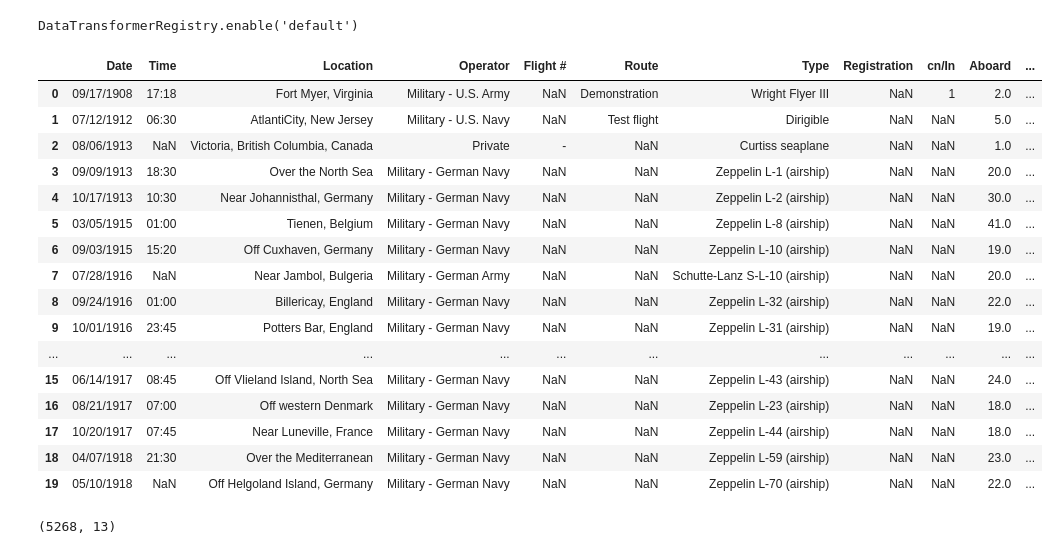
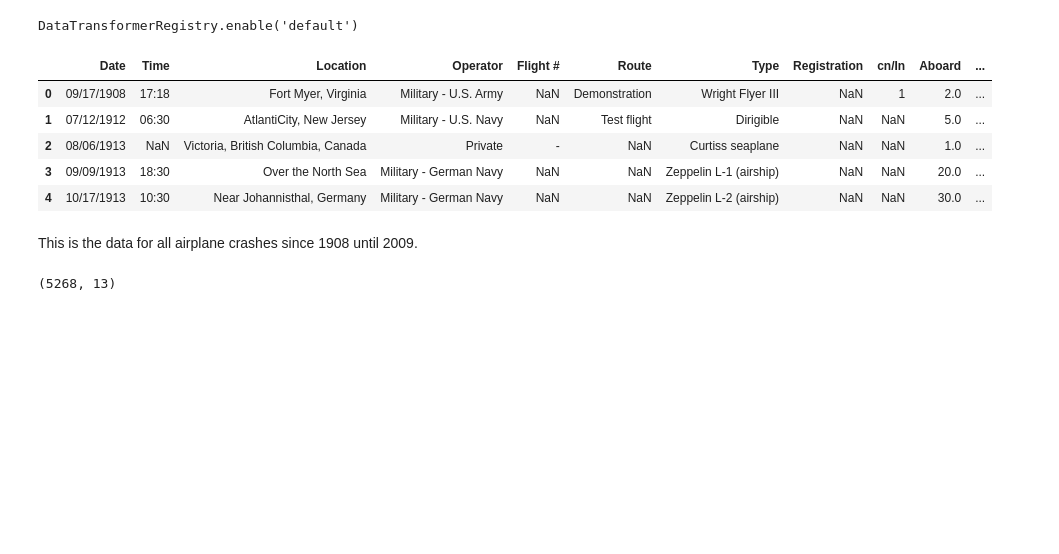
Before and after one commit to myroslavarm/datavis, a Jupyter notebook: datavis_project.ipynb, the cells around one changed output. Saved outputs shown, nothing was run; the diff lists cells and outputs as text; code cells hidden in the pictures; blank space fills up the shorter version.

```diff
--- a/datavis_project.ipynb
+++ b/datavis_project.ipynb
@@ -7,25 +7,16 @@ alt.data_transformers.enable('default', max_rows=None)
 DataTransformerRegistry.enable('default')
 # %%
 crash1908 = pd.read_csv('https://gist.githubusercontent.com/myroslavarm/ce258616fa3e5da89c45d36ace0c45ae/raw/e4e93ca296a895dbd2145796d6751b90b40372a9/crashdata_since_1908.csv')
-crash1908.head(20)
+crash1908.head()
 # %% [output]
 |  | Date | Time | Location | Operator | Flight # | Route | Type | Registration | cn/In | Aboard | ... |
 | 0 | 09/17/1908 | 17:18 | Fort Myer, Virginia | Military - U.S. Army | NaN | Demonstration | Wright Flyer III | NaN | 1 | 2.0 | ... |
 | 1 | 07/12/1912 | 06:30 | AtlantiCity, New Jersey | Military - U.S. Navy | NaN | Test flight | Dirigible | NaN | NaN | 5.0 | ... |
 | 2 | 08/06/1913 | NaN | Victoria, British Columbia, Canada | Private | - | NaN | Curtiss seaplane | NaN | NaN | 1.0 | ... |
 | 3 | 09/09/1913 | 18:30 | Over the North Sea | Military - German Navy | NaN | NaN | Zeppelin L-1 (airship) | NaN | NaN | 20.0 | ... |
 | 4 | 10/17/1913 | 10:30 | Near Johannisthal, Germany | Military - German Navy | NaN | NaN | Zeppelin L-2 (airship) | NaN | NaN | 30.0 | ... |
-| 5 | 03/05/1915 | 01:00 | Tienen, Belgium | Military - German Navy | NaN | NaN | Zeppelin L-8 (airship) | NaN | NaN | 41.0 | ... |
-| 6 | 09/03/1915 | 15:20 | Off Cuxhaven, Germany | Military - German Navy | NaN | NaN | Zeppelin L-10 (airship) | NaN | NaN | 19.0 | ... |
-| 7 | 07/28/1916 | NaN | Near Jambol, Bulgeria | Military - German Army | NaN | NaN | Schutte-Lanz S-L-10 (airship) | NaN | NaN | 20.0 | ... |
-| 8 | 09/24/1916 | 01:00 | Billericay, England | Military - German Navy | NaN | NaN | Zeppelin L-32 (airship) | NaN | NaN | 22.0 | ... |
-| 9 | 10/01/1916 | 23:45 | Potters Bar, England | Military - German Navy | NaN | NaN | Zeppelin L-31 (airship) | NaN | NaN | 19.0 | ... |
-| ... | ... | ... | ... | ... | ... | ... | ... | ... | ... | ... | ... |
-| 15 | 06/14/1917 | 08:45 | Off Vlieland Island, North Sea | Military - German Navy | NaN | NaN | Zeppelin L-43 (airship) | NaN | NaN | 24.0 | ... |
-| 16 | 08/21/1917 | 07:00 | Off western Denmark | Military - German Navy | NaN | NaN | Zeppelin L-23 (airship) | NaN | NaN | 18.0 | ... |
-| 17 | 10/20/1917 | 07:45 | Near Luneville, France | Military - German Navy | NaN | NaN | Zeppelin L-44 (airship) | NaN | NaN | 18.0 | ... |
-| 18 | 04/07/1918 | 21:30 | Over the Mediterranean | Military - German Navy | NaN | NaN | Zeppelin L-59 (airship) | NaN | NaN | 23.0 | ... |
-| 19 | 05/10/1918 | NaN | Off Helgoland Island, Germany | Military - German Navy | NaN | NaN | Zeppelin L-70 (airship) | NaN | NaN | 22.0 | ... |
+# %% [markdown]
+This is the data for all airplane crashes since 1908 until 2009.
 # %%
 crash1908.shape
 # %% [output]
```
Also changed, not shown: parts of 23 cells of this notebook.
